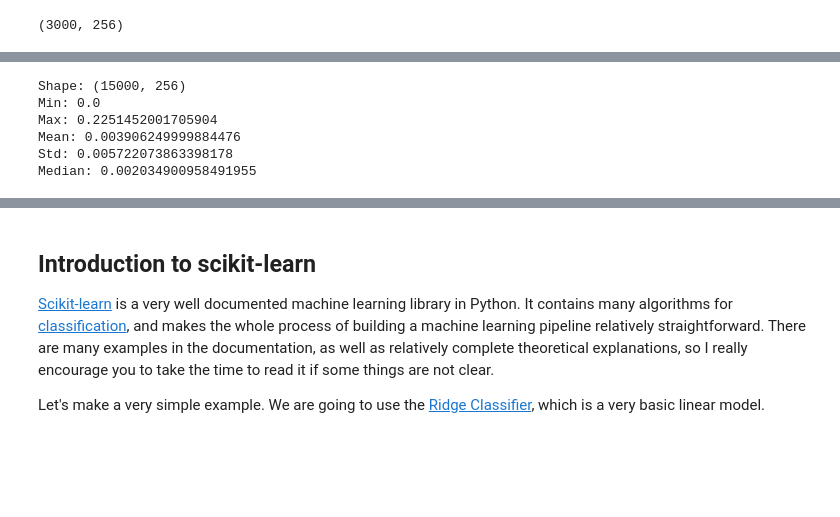
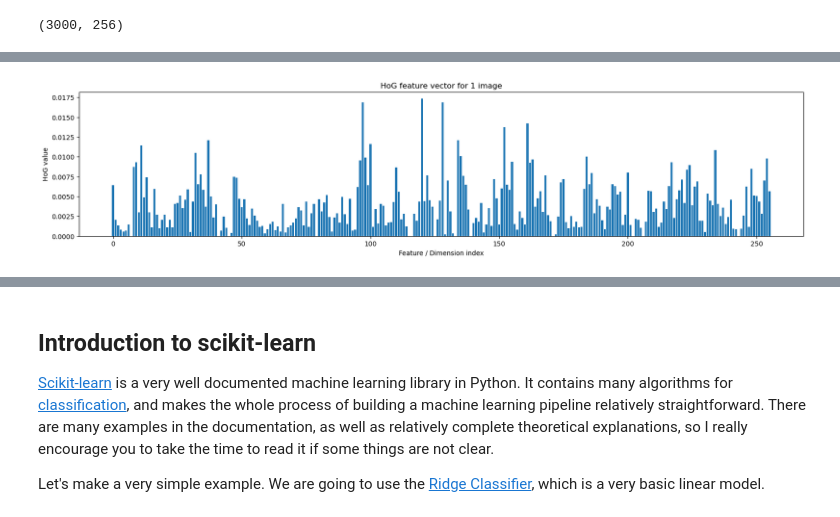
Before and after one commit to Raspberree/info-h-501, a Jupyter notebook: docs/LABS/ML0_Introduction.ipynb, the cells around one changed output, grey strips where cells are left out. Cells and saved outputs as stored; diff of their text form; code cells hidden in the pictures; blank space fills up the shorter version.

```diff
--- a/docs/LABS/ML0_Introduction.ipynb
+++ b/docs/LABS/ML0_Introduction.ipynb
@@ -196,14 +201,12 @@ plt.show
-# %%
-print("Shape:", X_train.shape)
-print("Min:", X_train.min())
-print("Max:", X_train.max())
-print("Mean:", X_train.mean())
-print("Std:", X_train.std())
-print("Median:", np.median(X_train))
-# %% [output]
-Shape: (15000, 256)
-Min: 0.0
-Max: 0.2251452001705904
-Mean: 0.003906249999884476
-Std: 0.005722073863398178
-Median: 0.002034900958491955
+# %%
+# Plotting 1 sample : visualize 256 features for 1 image in the training set
+plt.figure(figsize=(20,4))
+plt.bar(x=range(256),height=X_train[0])
+# option 2 :
+# plt.plot(X_train[0])
+plt.xlabel("Feature / Dimension index")
+plt.ylabel("HoG value")
+plt.title("HoG feature vector for 1 image")
+plt.show()
+# %% [output]
+[figure, added]
```
Also changed, not shown: parts of 14 cells of this notebook.
